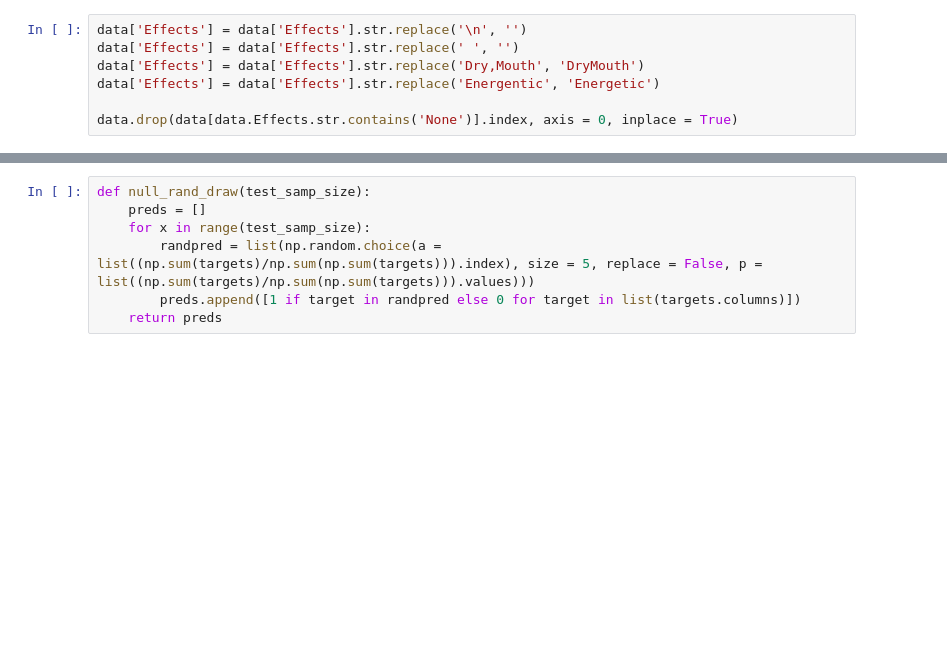
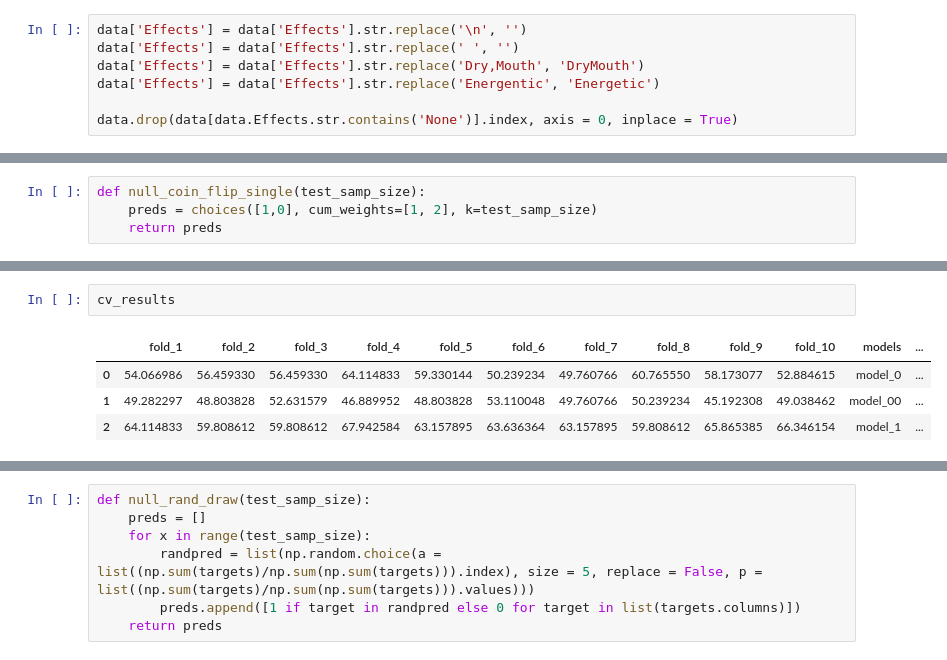
Before and after one commit to c-leber/Predicting-Cannabis-Effects-via-Smell, a Jupyter notebook: Code_and_Report.ipynb, the cells around one changed output, grey strips where cells are left out. Saved outputs shown, nothing was run; the diff lists cells and outputs as text; blank space fills up the shorter version.

```diff
--- a/Code_and_Report.ipynb
+++ b/Code_and_Report.ipynb
@@ -239,0 +241,4 @@ subset accuracy [custom implementation]: 2.61%
+# %%
+def null_coin_flip_single(test_samp_size):
+    preds = choices([1,0], cum_weights=[1, 2], k=test_samp_size)
+    return preds
@@ -239,0 +337,7 @@ subset accuracy [custom implementation]: 2.61%
+# %%
+cv_results
+# %% [output]
+|  | fold_1 | fold_2 | fold_3 | fold_4 | fold_5 | fold_6 | fold_7 | fold_8 | fold_9 | fold_10 | models | ... |
+| 0 | 54.066986 | 56.459330 | 56.459330 | 64.114833 | 59.330144 | 50.239234 | 49.760766 | 60.765550 | 58.173077 | 52.884615 | model_0 | ... |
+| 1 | 49.282297 | 48.803828 | 52.631579 | 46.889952 | 48.803828 | 53.110048 | 49.760766 | 50.239234 | 45.192308 | 49.038462 | model_00 | ... |
+| 2 | 64.114833 | 59.808612 | 59.808612 | 67.942584 | 63.157895 | 63.636364 | 63.157895 | 59.808612 | 65.865385 | 66.346154 | model_1 | ... |
```
Also changed, not shown: parts of 42 cells of this notebook.
